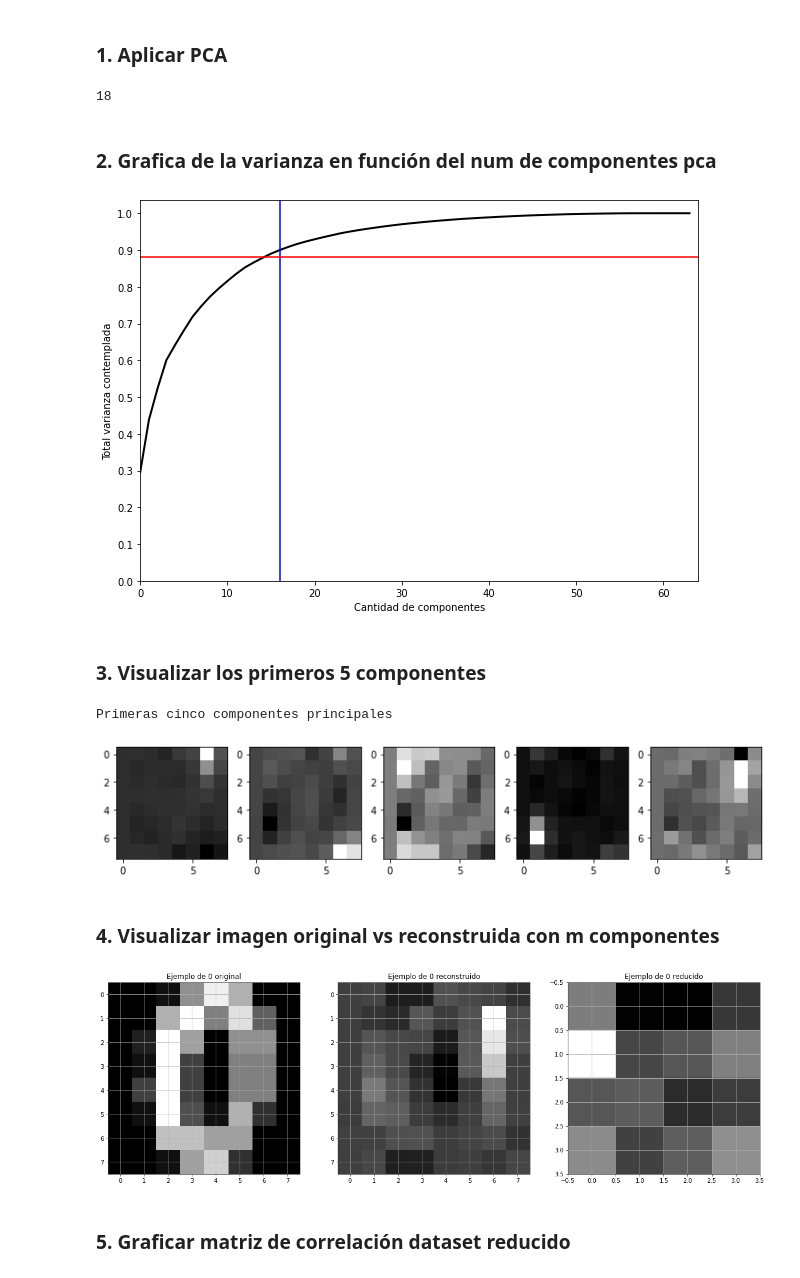
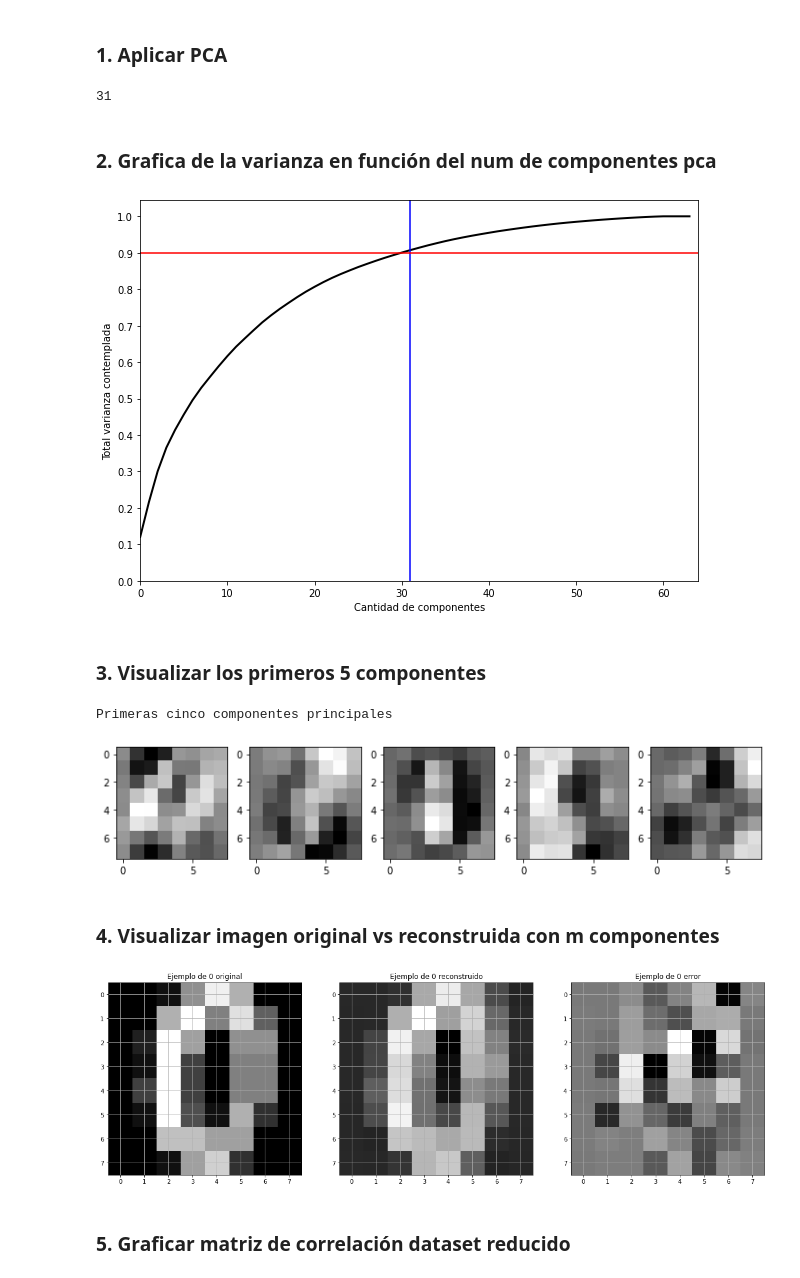
Before and after one commit to AriSalassa/Intro-IA, a Jupyter notebook: clase_2/ejercicios/PCA - MNIST.ipynb, the cells around one changed output. Drawn from its saved outputs; the diff is of its cells as text; code cells hidden in the pictures.

```diff
--- a/clase_2/ejercicios/PCA - MNIST.ipynb
+++ b/clase_2/ejercicios/PCA - MNIST.ipynb
@@ -71,7 +71,7 @@ Siguiendo los ejemplos vistos en clase sobre los datasets de Human Activity Reco
 ### 1. Aplicar PCA
 # %%
 ## Estandarizar
-scaler = RobustScaler()
+scaler = StandardScaler()
 X_scaled = scaler.fit_transform(X)
 # %%
 ## Aplicar PCA reteniendo componentes que tienen el 90% de la varianza
@@ -79,9 +79,10 @@ pca = PCA(n_components=0.9, random_state=RANDOM_STATE).fit(X_scaled)
 X_pca = pca.transform(X_scaled)
 # %%
 # Cantidad de componentes necesarios
-X_pca.shape[1]
+num_components = X_pca.shape[1]
+num_components
 # %% [output]
-18
+31
 # %% [markdown]
 ### 2. Grafica de la varianza en función del num de componentes pca
 # %%
@@ -93,11 +94,11 @@ plt.xlabel('Cantidad de componentes')
 plt.ylabel('Total varianza contemplada')
 plt.xlim(0, 64)
 plt.yticks(np.arange(0, 1.1, 0.1))
-plt.axvline(18, c='b')
+plt.axvline(num_components, c='b')
 plt.axhline(0.9, c='r')
 plt.show()
 # %% [output]
-[figure, old version]
+[figure, new version]
 # %% [markdown]
 ### 3. Visualizar los primeros 5 componentes
 # %%
@@ -109,29 +110,31 @@ for i, ax in enumerate(axs):
     ax.imshow(pca.components_[i].reshape((8, 8)), cmap='gray')
 # %% [output]
 Primeras cinco componentes principales
-[figure, old version]
+[figure, new version]
 # %% [markdown]
 ### 4. Visualizar imagen original vs reconstruida con m componentes
 # %%
-ex = 10
+ex = 10 # Change this value
+
 fig, axs = plt.subplots(1, 3, figsize=(20,20))
 axs[0].set_title("Ejemplo de {} original".format(y[ex]))
 axs[0].imshow(X[ex, :].reshape((8, 8)), cmap='gray')
 axs[0].grid()
 
 X_inv = pca.inverse_transform(X_pca[ex])
+X_inv = scaler.inverse_transform(X_inv)
 axs[1].set_title("Ejemplo de {} reconstruido".format(y[ex]))
 axs[1].imshow(X_inv.reshape((8, 8)), cmap='gray')
 axs[1].grid()
 
 # Tomo 16 componentes (88% de la varianza) para poder graficar una imagen cuadrada
-axs[2].set_title("Ejemplo de {} reducido".format(y[ex]))
-axs[2].imshow(X_pca[ex, :16].reshape((4, 4)), cmap='gray')
+axs[2].set_title("Ejemplo de {} error".format(y[ex]))
+axs[2].imshow((X[ex, :] - X_inv).reshape((8, 8)), cmap='gray')
 axs[2].grid()
 
 #fig.show();
 # %% [output]
-[figure, old version]
+[figure, new version]
 # %% [markdown]
 ### 5. Graficar matriz de correlación dataset reducido
 # %%
```
Also changed, not shown: parts of 11 cells of this notebook.
